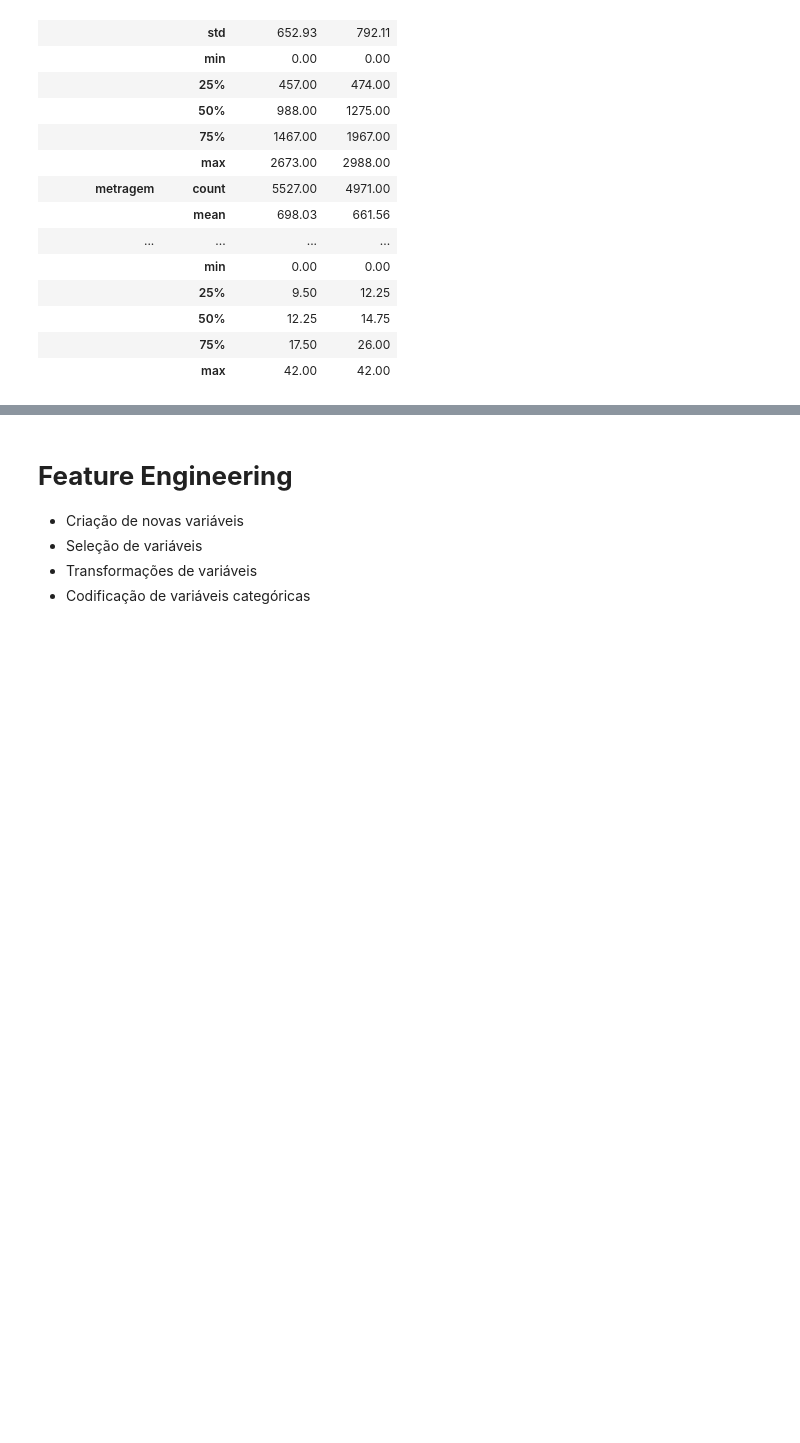
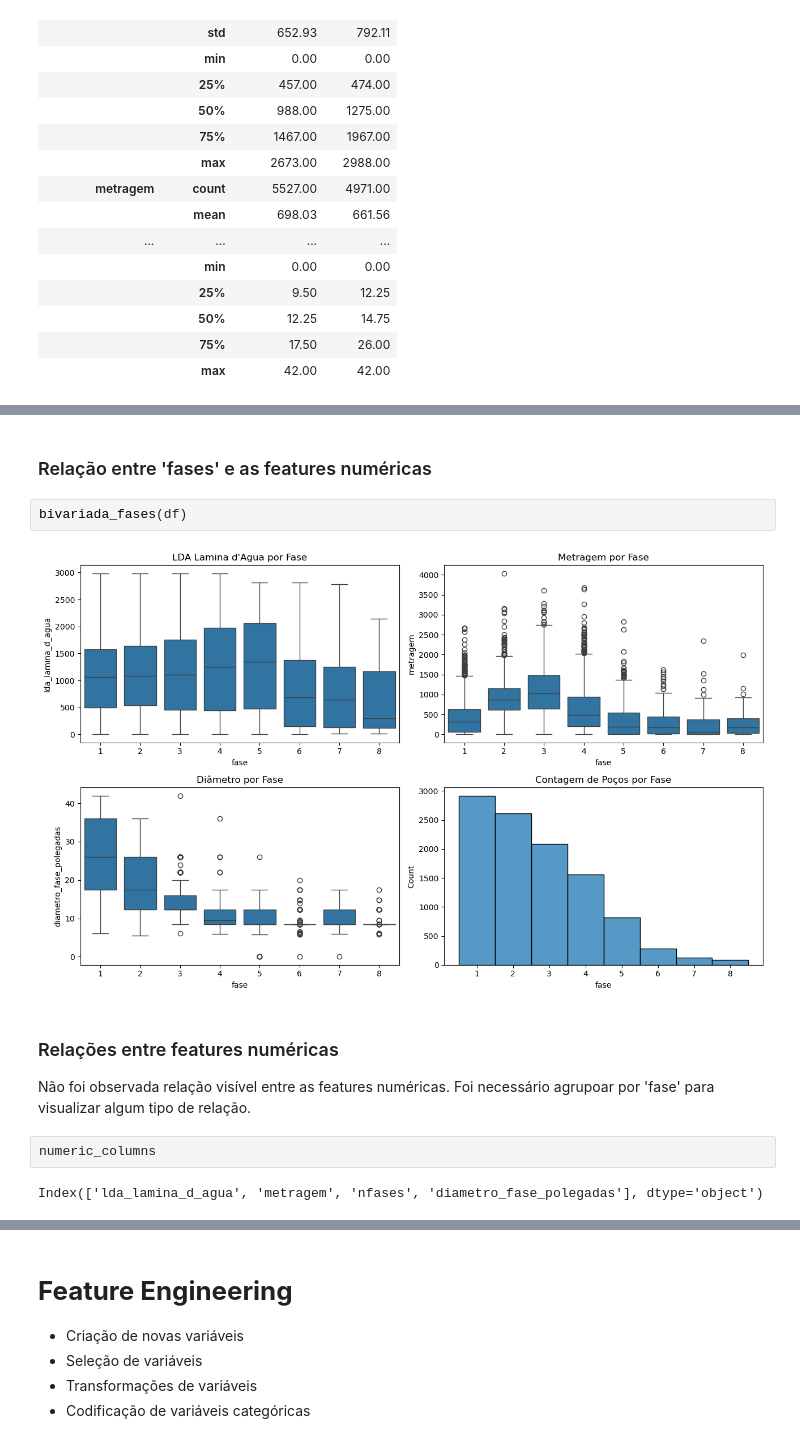
Before and after one commit to joaomj/oilfields, a Jupyter notebook: notebook.ipynb, the cells around one changed output, grey strips where cells are left out. Saved outputs shown, nothing was run; the diff lists cells and outputs as text; blank space fills up the shorter version.

```diff
--- a/notebook.ipynb
+++ b/notebook.ipynb
@@ -498,0 +582,13 @@ transposed_df
+# %% [markdown]
+### Relação entre 'fases' e as features numéricas
+# %%
+bivariada_fases(df)
+# %% [output]
+[figure, added]
+# %% [markdown]
+### Relações entre features numéricas
+Não foi observada relação visível entre as features numéricas. Foi necessário agrupoar por 'fase' para visualizar algum tipo de relação.
+# %%
+numeric_columns
+# %% [output]
+Index(['lda_lamina_d_agua', 'metragem', 'nfases', 'diametro_fase_polegadas'], dtype='object')
```
Also changed, not shown: parts of 14 cells of this notebook.
